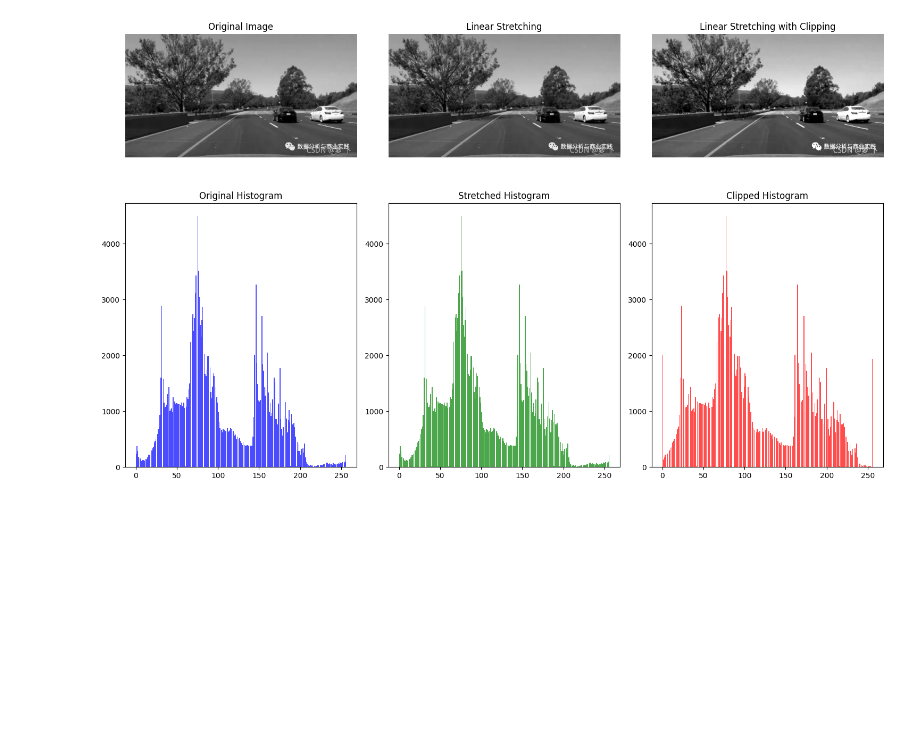
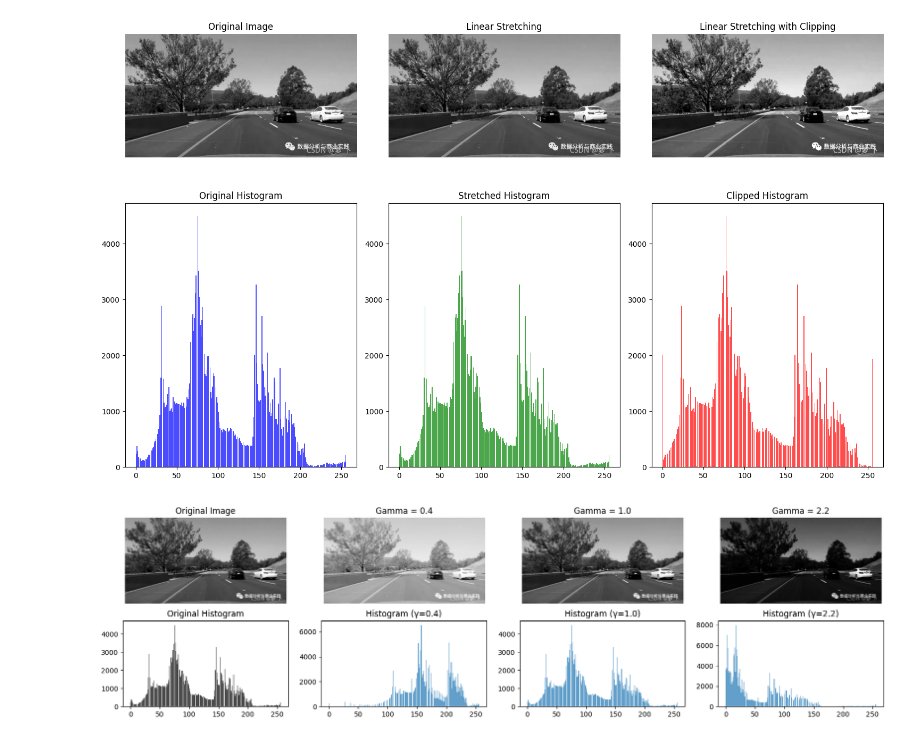
Before and after one commit to Hamster-zc/HIT-CV-class, a Jupyter notebook: mine/lab1/point_operation.ipynb, the cells around one changed output. Saved outputs shown, nothing was run; the diff lists cells and outputs as text; code cells hidden in the pictures; blank space fills up the shorter version.

```diff
--- a/mine/lab1/point_operation.ipynb
+++ b/mine/lab1/point_operation.ipynb
@@ -64,3 +64,35 @@ plt.tight_layout()
 plt.show()
 # %% [output]
 [figure]
+# %%
+def gamma_correction(image, gamma):
+    image_float = image.astype(float)
+    normalized_image = image_float / 255.0
+    corrected_image = np.power(normalized_image, gamma) * 255
+    corrected_image_clip = np.clip(corrected_image, 0, 255)
+    return corrected_image_clip.astype(np.uint8)
+
+IMAGE_PATH = r"C:\ZC\HIT\Compulsory_Courses\CV\CV_lab\mine\lab1\data\grey_picture.png"
+image = cv2.imread(IMAGE_PATH, cv2.IMREAD_GRAYSCALE)
+gamma = [0.4, 1.0, 2.2]
+fig, axes = plt.subplots(2, 4, figsize=(20, 5))
+# 第一列：显示原图
+axes[0, 0].imshow(image, cmap='gray')
+axes[0, 0].set_title('Original Image')
+axes[0, 0].axis('off')
+
+# 第二行第一列：原图直方图
+axes[1, 0].hist(image.ravel(), bins=256, range=(0, 256), alpha=0.7, color='black')
+axes[1, 0].set_title('Original Histogram')
+
+# 然后循环从 i=0 开始，对应 gamma 列表，依次填入第 1、2、3 列（索引 1,2,3）
+for i, g in enumerate(gamma):
+    corrected_image = gamma_correction(image, g)
+    axes[0][i+1].imshow(corrected_image, cmap='gray')
+    axes[0][i+1].set_title(f'Gamma = {g}')
+    axes[0][i+1].axis('off')
+
+    axes[1][i+1].hist(corrected_image.ravel(), bins=256, range=(0, 256), alpha=0.7)
+    axes[1][i+1].set_title(f'Histogram (γ={g})')
+# %% [output]
+[figure, added]
```
Also changed, not shown: parts of 1 cell of this notebook, 3 other files.
